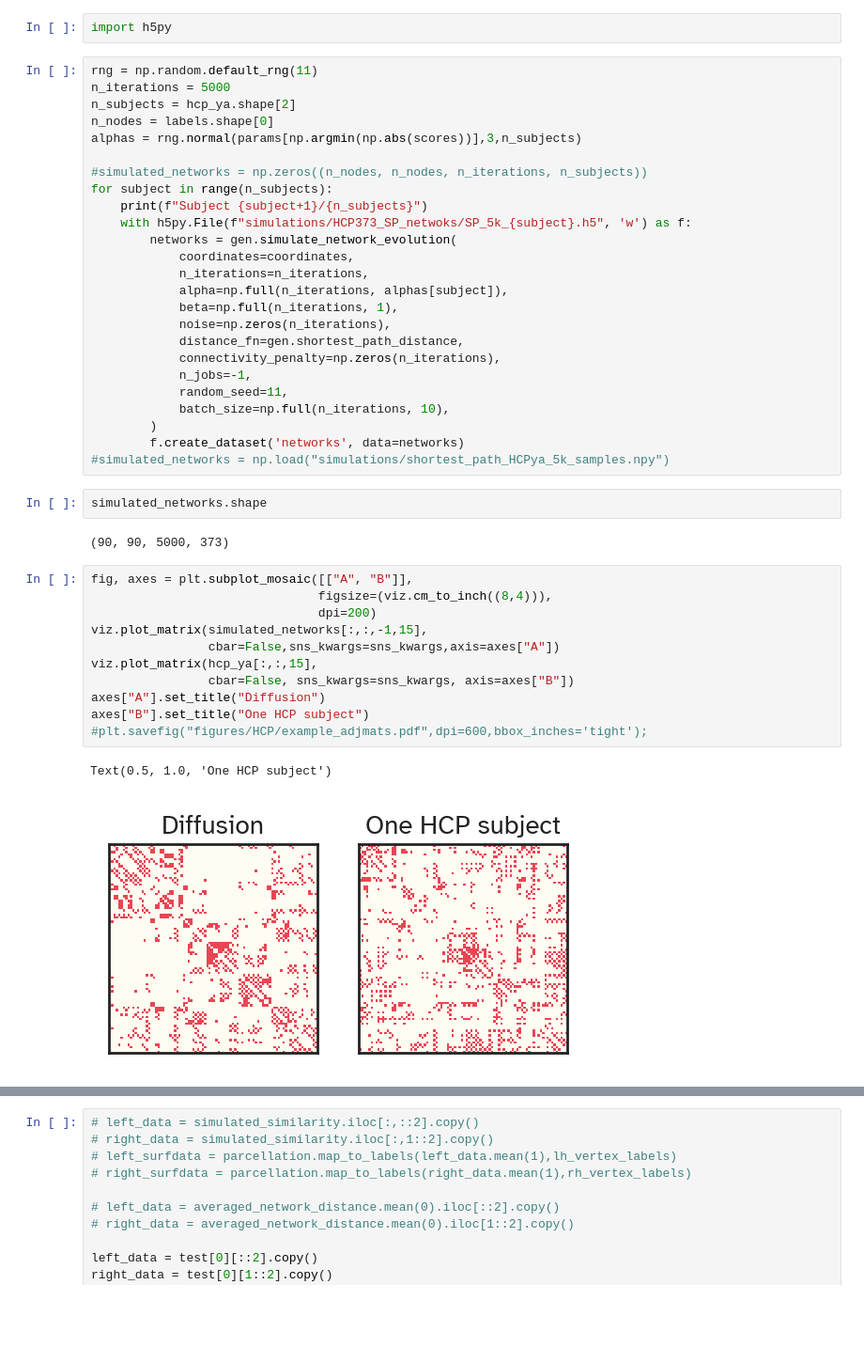
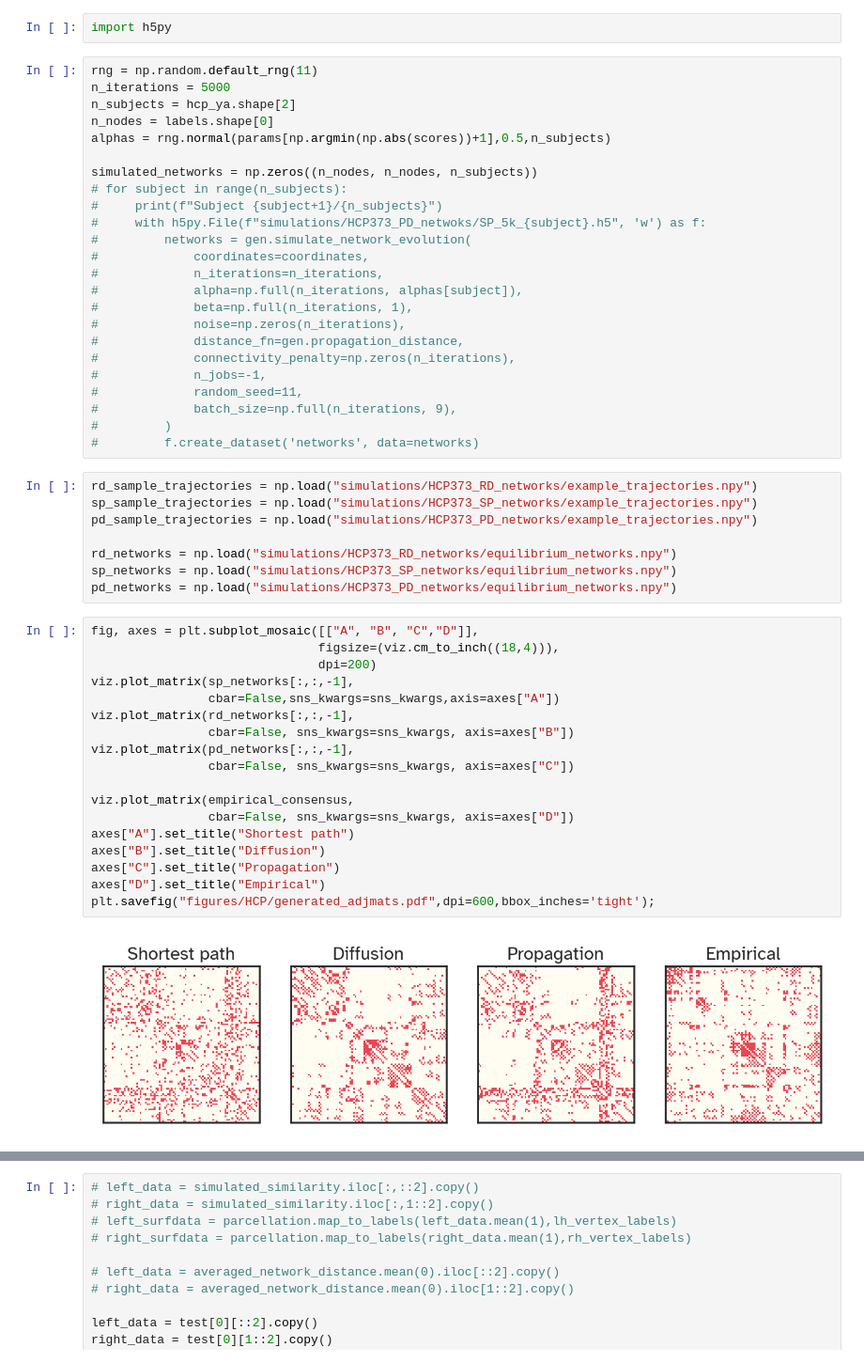
Before and after one commit to kuffmode/Optimal_networks, a Jupyter notebook: generative_aal.ipynb, the cells around one changed output, grey strips where cells are left out. Shown at 94% size. Saved outputs shown, nothing was run; the diff lists cells and outputs as text; blank space fills up the shorter version.

Commit message:
with variable alpha 373 samples

```diff
--- a/generative_aal.ipynb
+++ b/generative_aal.ipynb
@@ -236,42 +244,51 @@ rng = np.random.default_rng(11)
 n_iterations = 5000
 n_subjects = hcp_ya.shape[2]
 n_nodes = labels.shape[0]
-alphas = rng.normal(params[np.argmin(np.abs(scores))],3,n_subjects)
+alphas = rng.normal(params[np.argmin(np.abs(scores))+1],0.5,n_subjects)
 
-#simulated_networks = np.zeros((n_nodes, n_nodes, n_iterations, n_subjects))
-for subject in range(n_subjects):
-    print(f"Subject {subject+1}/{n_subjects}")
-    with h5py.File(f"simulations/HCP373_SP_netwoks/SP_5k_{subject}.h5", 'w') as f:
-        networks = gen.simulate_network_evolution(
-            coordinates=coordinates,
-            n_iterations=n_iterations,
-            alpha=np.full(n_iterations, alphas[subject]),
-            beta=np.full(n_iterations, 1),
-            noise=np.zeros(n_iterations),
-            distance_fn=gen.shortest_path_distance,
-            connectivity_penalty=np.zeros(n_iterations),
-            n_jobs=-1,
-            random_seed=11,
-            batch_size=np.full(n_iterations, 10),
-        )
-        f.create_dataset('networks', data=networks)
-#simulated_networks = np.load("simulations/shortest_path_HCPya_5k_samples.npy")
+simulated_networks = np.zeros((n_nodes, n_nodes, n_subjects))
+# for subject in range(n_subjects):
+#     print(f"Subject {subject+1}/{n_subjects}")
+#     with h5py.File(f"simulations/HCP373_PD_netwoks/SP_5k_{subject}.h5", 'w') as f:
+#         networks = gen.simulate_network_evolution(
+#             coordinates=coordinates,
+#             n_iterations=n_iterations,
+#             alpha=np.full(n_iterations, alphas[subject]),
+#             beta=np.full(n_iterations, 1),
+#             noise=np.zeros(n_iterations),
+#             distance_fn=gen.propagation_distance,
+#             connectivity_penalty=np.zeros(n_iterations),
+#             n_jobs=-1,
+#             random_seed=11,
+#             batch_size=np.full(n_iterations, 9),
+#         )
+#         f.create_dataset('networks', data=networks)
-# %%
-simulated_networks.shape
-# %% [output]
-(90, 90, 5000, 373)
+# %%
+rd_sample_trajectories = np.load("simulations/HCP373_RD_networks/example_trajectories.npy")
+sp_sample_trajectories = np.load("simulations/HCP373_SP_networks/example_trajectories.npy")
+pd_sample_trajectories = np.load("simulations/HCP373_PD_networks/example_trajectories.npy")
+
+rd_networks = np.load("simulations/HCP373_RD_networks/equilibrium_networks.npy")
+sp_networks = np.load("simulations/HCP373_SP_networks/equilibrium_networks.npy")
+pd_networks = np.load("simulations/HCP373_PD_networks/equilibrium_networks.npy")
 # %%
-fig, axes = plt.subplot_mosaic([["A", "B"]],
-                               figsize=(viz.cm_to_inch((8,4))),
+fig, axes = plt.subplot_mosaic([["A", "B", "C","D"]],
+                               figsize=(viz.cm_to_inch((18,4))),
                                dpi=200)
-viz.plot_matrix(simulated_networks[:,:,-1,15],
+viz.plot_matrix(sp_networks[:,:,-1],
                 cbar=False,sns_kwargs=sns_kwargs,axis=axes["A"])
-viz.plot_matrix(hcp_ya[:,:,15],
+viz.plot_matrix(rd_networks[:,:,-1],
                 cbar=False, sns_kwargs=sns_kwargs, axis=axes["B"])
-axes["A"].set_title("Diffusion")
-axes["B"].set_title("One HCP subject")
-#plt.savefig("figures/HCP/example_adjmats.pdf",dpi=600,bbox_inches='tight');
+viz.plot_matrix(pd_networks[:,:,-1],
+                cbar=False, sns_kwargs=sns_kwargs, axis=axes["C"])
+
+viz.plot_matrix(empirical_consensus,
+                cbar=False, sns_kwargs=sns_kwargs, axis=axes["D"])
+axes["A"].set_title("Shortest path")
+axes["B"].set_title("Diffusion")
+axes["C"].set_title("Propagation")
+axes["D"].set_title("Empirical")
+plt.savefig("figures/HCP/generated_adjmats.pdf",dpi=600,bbox_inches='tight');
 # %% [output]
-Text(0.5, 1.0, 'One HCP subject')
-[figure, old version]
+[figure, new version]
 # %%
```
Also changed, not shown: parts of 45 cells of this notebook, 10 other files.
